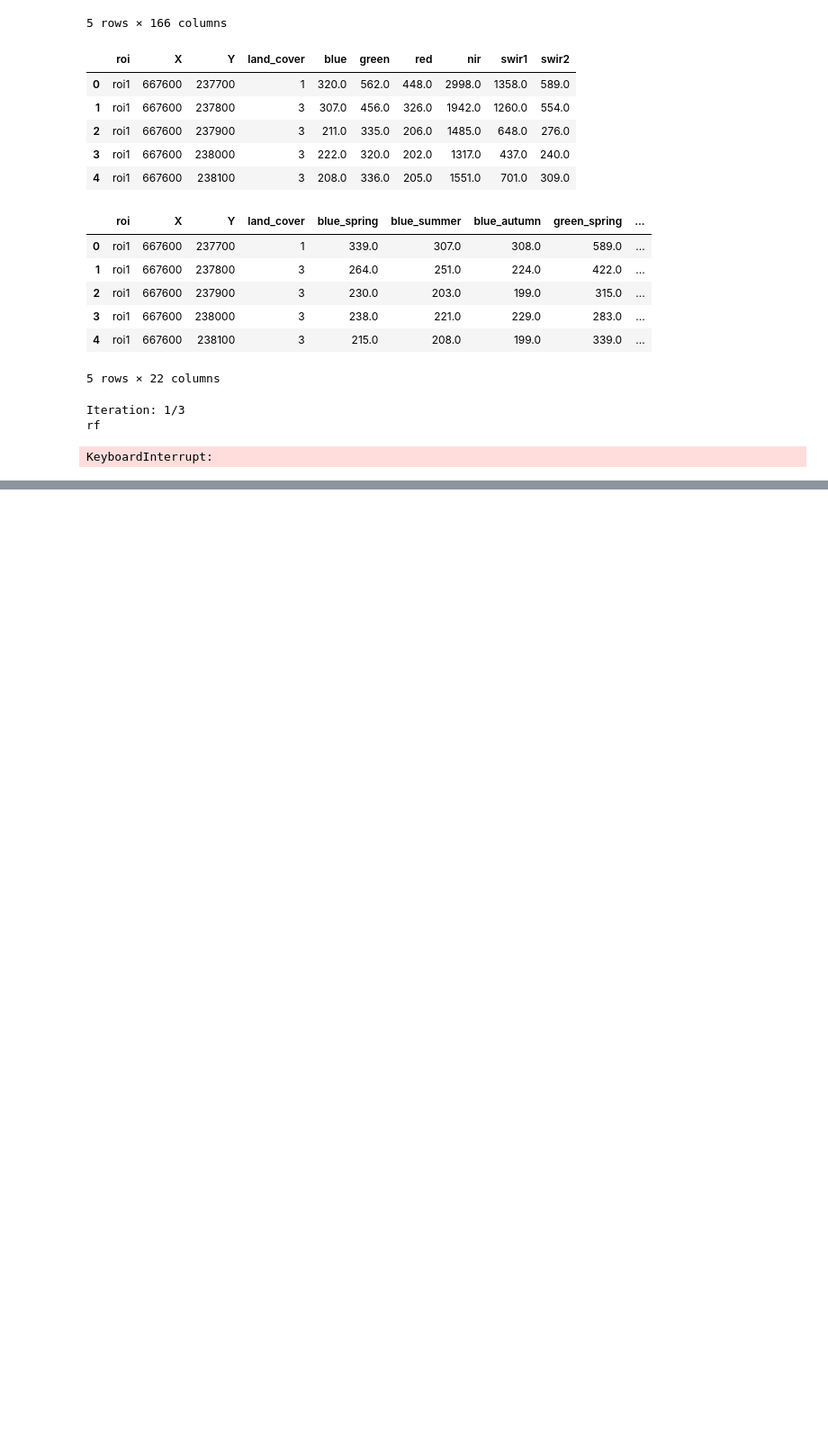
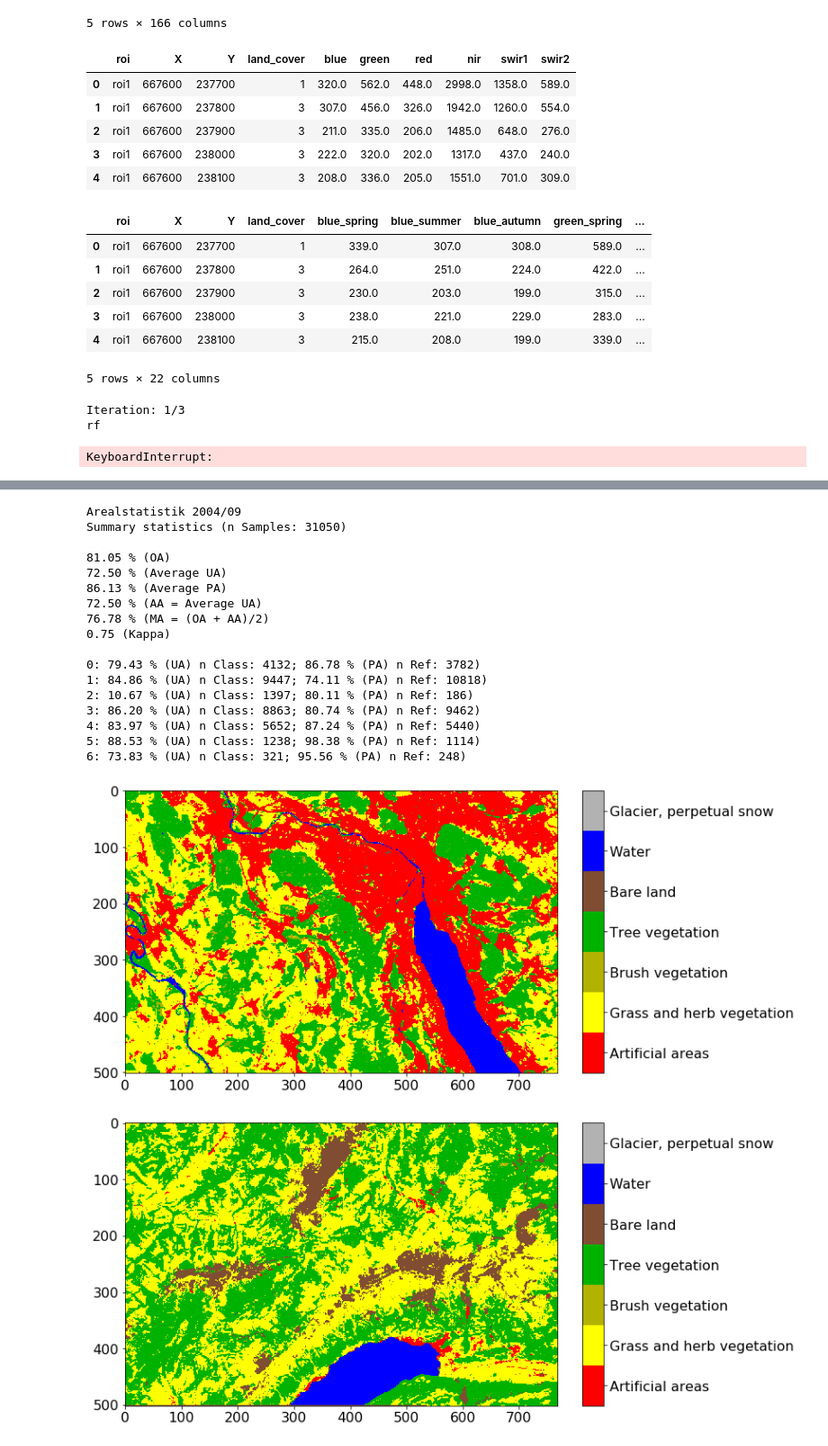
Before and after one commit to SebastianHafner/masterthesis, a Jupyter notebook: classification.ipynb, the cells around one changed output, grey strips where cells are left out. Shown at 90% size. Cells and saved outputs as stored; diff of their text form; code cells hidden in the pictures; blank space fills up the shorter version.

```diff
--- a/classification.ipynb
+++ b/classification.ipynb
@@ -1225,5 +1221,8 @@ plt.savefig(f'plots/classification_visual_results.png', dpi=300, bbox_inches = "
 # %%
 # comparison arealstatistik 2004 vs. 2013
+
+
+
 
 rois = ['roi1','roi2','roi3']
 
@@ -1233,31 +1232,67 @@ label = 'land_cover'
 bands = ['blue','green','red','nir','swir1','swir2']
 coefficients = ['c','a1','b1']
 positions = ['topleft','topcenter','topright','midleft','midcenter','midright','lowerleft','lowercenter','lowerright']
 
 features_ts = [f'{pos}_{band}_{coef}' for pos in positions for band in bands for coef in coefficients]
 
 
 coefs_as2004 = pd.read_csv(f'data/classification_data/coefficients_labeled_as2004.csv')
 coefs_as2013 = pd.read_csv(f'data/classification_data/coefficients_labeled_as2013.csv')
 
 
 # splitting data into test and training
 test_size = 0.3
 train_as2004, test_as2004 = train_test_split(coefs_as2004, test_size=test_size)
 train_as2013, test_as2013 = train_test_split(coefs_as2013, test_size=test_size)
 
 clf = RandomForestClassifier(n_estimators=100,class_weight='balanced')
 
 print('Arealstatistik 2004/09')
 error_matrix_as2004, _, clf_as2004 = train_validate_classifier(clf,train_as2004,test_as2004,features_ts,label)
-users_as2004 = error_matrix_2004.users_accuracies()
+error_matrix_as2004.print_summary()
+for roi in rois:
+    fname = f'data/coefficients/coefficients_{roi}_{collection_year(roi,2004)}.tif'
+    coefficients_classified, geotransform, epsg = classify(clf_as2004,fname,spatial=True)
+    # already saved in script above
+    plot(coefficients_classified)
 
 
 print('Arealstatistik trained 2004/09 tested with 2013/18')
 y_pred = clf.predict(test_as2013[features_ts])
 error_matrix_train04test13 = ErrorMatrix(confusion_matrix(test_as2013[label], y_pred))
 error_matrix_train04test13.print_summary()
+for roi in rois:
+    fname = f'data/coefficients/coefficients_{roi}_{collection_year(roi,2013)}.tif'
+    coefficients_classified, geotransform, epsg = classify(clf_as2004,fname,spatial=True)
+    save_geotiff(coefficients_classified,geotransform,epsg,f'{path}rf_ts_{roi}_as{2013}_trained_as2004')
+    plot(coefficients_classified)
+
 
 print('Arealstatistik 2013/18')
 error_matrix_as2013, _, clf_as2013 = train_validate_classifier(clf,train_as2013,test_as2013,features_ts,label)
 error_matrix_as2013.print_summary()
+for roi in rois:
+    fname = f'data/coefficients/coefficients_{roi}_{collection_year(roi,2013)}.tif'
+    coefficients_classified, geotransform, epsg = classify(clf_as2013,fname,spatial=True)
+    save_geotiff(coefficients_classified,geotransform,epsg,f'{path}rf_ts_{roi}_as{2013}')
+    plot(coefficients_classified)
+# %% [output]
+Arealstatistik 2004/09
+Summary statistics (n Samples: 31050)
+
+81.05 % (OA)
+72.50 % (Average UA)
+86.13 % (Average PA)
+72.50 % (AA = Average UA)
+76.78 % (MA = (OA + AA)/2)
+0.75 (Kappa)
+
+0: 79.43 % (UA) n Class: 4132; 86.78 % (PA) n Ref: 3782)
+1: 84.86 % (UA) n Class: 9447; 74.11 % (PA) n Ref: 10818)
+2: 10.67 % (UA) n Class: 1397; 80.11 % (PA) n Ref: 186)
+3: 86.20 % (UA) n Class: 8863; 80.74 % (PA) n Ref: 9462)
+4: 83.97 % (UA) n Class: 5652; 87.24 % (PA) n Ref: 5440)
+5: 88.53 % (UA) n Class: 1238; 98.38 % (PA) n Ref: 1114)
+6: 73.83 % (UA) n Class: 321; 95.56 % (PA) n Ref: 248)
+[figure, added]
+[figure, added]
```
Also changed, not shown: parts of 11 cells of this notebook.
